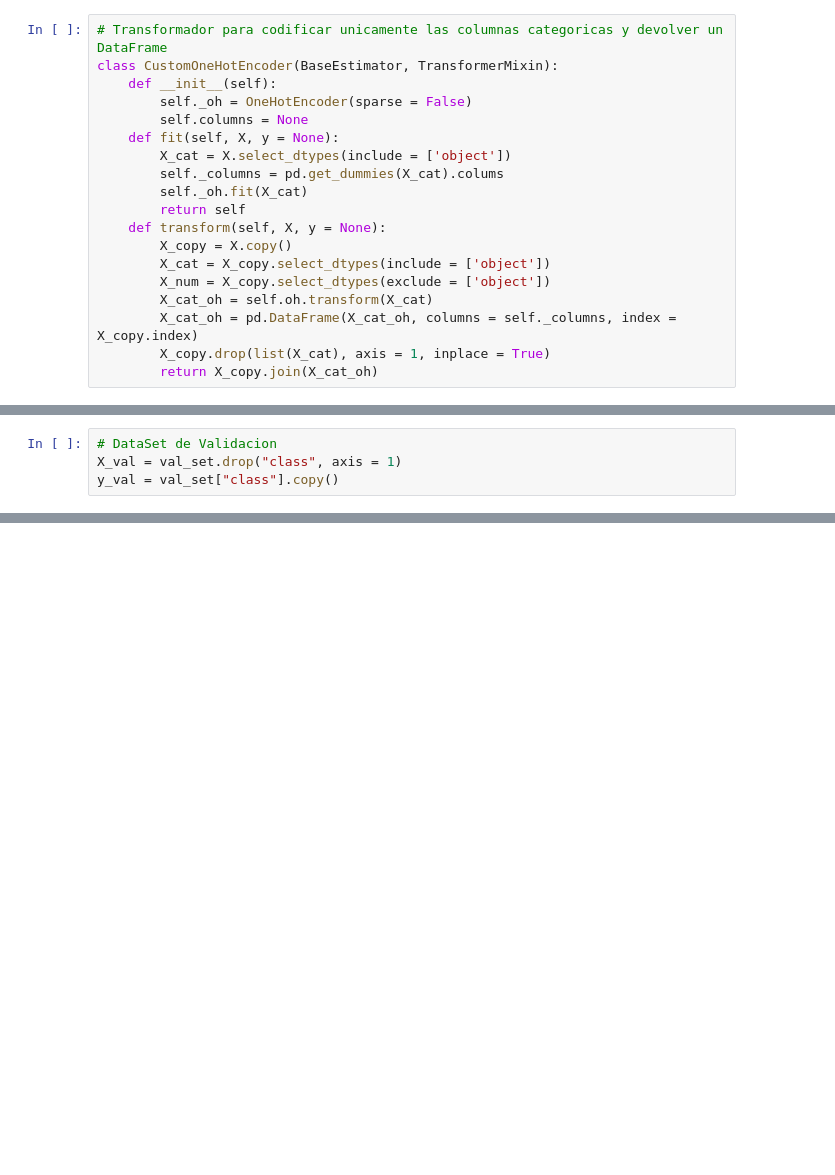
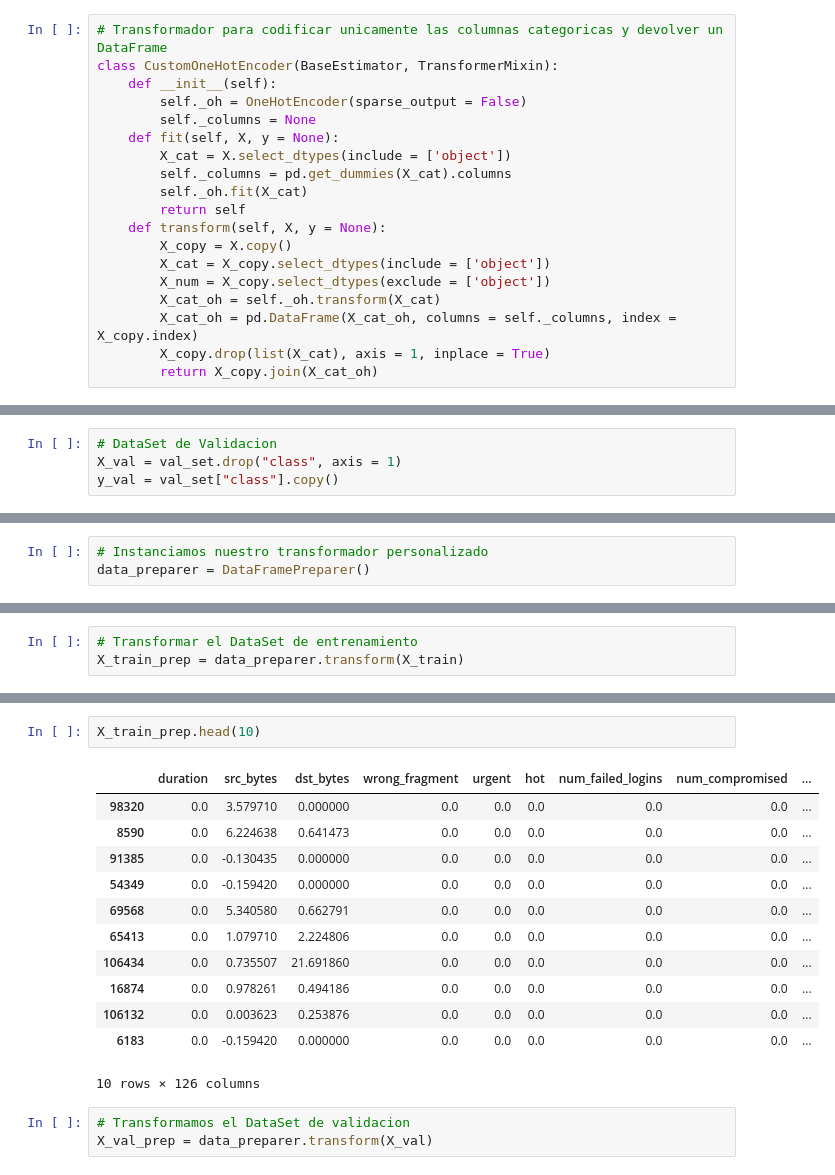
Before and after one commit to itsFDavid/Simulacion, a Jupyter notebook: 10-Evaluacion_de_resultado/10-Evaluacion_de_resultados.ipynb, the cells around one changed output, grey strips where cells are left out. Drawn from its saved outputs; the diff is of its cells as text; blank space fills up the shorter version.

```diff
--- a/10-Evaluacion_de_resultado/10-Evaluacion_de_resultados.ipynb
+++ b/10-Evaluacion_de_resultado/10-Evaluacion_de_resultados.ipynb
@@ -64,18 +64,18 @@ num_pipeline = Pipeline([
 # Transformador para codificar unicamente las columnas categoricas y devolver un DataFrame
 class CustomOneHotEncoder(BaseEstimator, TransformerMixin):
     def __init__(self):
-        self._oh = OneHotEncoder(sparse = False)
-        self.columns = None
+        self._oh = OneHotEncoder(sparse_output = False)
+        self._columns = None
     def fit(self, X, y = None):
         X_cat = X.select_dtypes(include = ['object'])
-        self._columns = pd.get_dummies(X_cat).colums
+        self._columns = pd.get_dummies(X_cat).columns
         self._oh.fit(X_cat)
         return self
     def transform(self, X, y = None):
         X_copy = X.copy()
         X_cat = X_copy.select_dtypes(include = ['object'])
         X_num = X_copy.select_dtypes(exclude = ['object'])
-        X_cat_oh = self.oh.transform(X_cat)
+        X_cat_oh = self._oh.transform(X_cat)
         X_cat_oh = pd.DataFrame(X_cat_oh, columns = self._columns, index = X_copy.index)
         X_copy.drop(list(X_cat), axis = 1, inplace = True)
         return X_copy.join(X_cat_oh)
@@ -146,0 +149,3 @@ y_val = val_set["class"].copy()
+# %%
+# Instanciamos nuestro transformador personalizado
+data_preparer = DataFramePreparer()
@@ -146,0 +157,3 @@ y_val = val_set["class"].copy()
+# %%
+# Transformar el DataSet de entrenamiento
+X_train_prep = data_preparer.transform(X_train)
@@ -146,0 +175,18 @@ y_val = val_set["class"].copy()
+# %%
+X_train_prep.head(10)
+# %% [output]
+|  | duration | src_bytes | dst_bytes | wrong_fragment | urgent | hot | num_failed_logins | num_compromised | ... |
+| 98320 | 0.0 | 3.579710 | 0.000000 | 0.0 | 0.0 | 0.0 | 0.0 | 0.0 | ... |
+| 8590 | 0.0 | 6.224638 | 0.641473 | 0.0 | 0.0 | 0.0 | 0.0 | 0.0 | ... |
+| 91385 | 0.0 | -0.130435 | 0.000000 | 0.0 | 0.0 | 0.0 | 0.0 | 0.0 | ... |
+| 54349 | 0.0 | -0.159420 | 0.000000 | 0.0 | 0.0 | 0.0 | 0.0 | 0.0 | ... |
+| 69568 | 0.0 | 5.340580 | 0.662791 | 0.0 | 0.0 | 0.0 | 0.0 | 0.0 | ... |
+| 65413 | 0.0 | 1.079710 | 2.224806 | 0.0 | 0.0 | 0.0 | 0.0 | 0.0 | ... |
+| 106434 | 0.0 | 0.735507 | 21.691860 | 0.0 | 0.0 | 0.0 | 0.0 | 0.0 | ... |
+| 16874 | 0.0 | 0.978261 | 0.494186 | 0.0 | 0.0 | 0.0 | 0.0 | 0.0 | ... |
+| 106132 | 0.0 | 0.003623 | 0.253876 | 0.0 | 0.0 | 0.0 | 0.0 | 0.0 | ... |
+| 6183 | 0.0 | -0.159420 | 0.000000 | 0.0 | 0.0 | 0.0 | 0.0 | 0.0 | ... |
+10 rows × 126 columns
+# %%
+# Transformamos el DataSet de validacion
+X_val_prep = data_preparer.transform(X_val)
```
Also changed, not shown: parts of 5 cells of this notebook.
